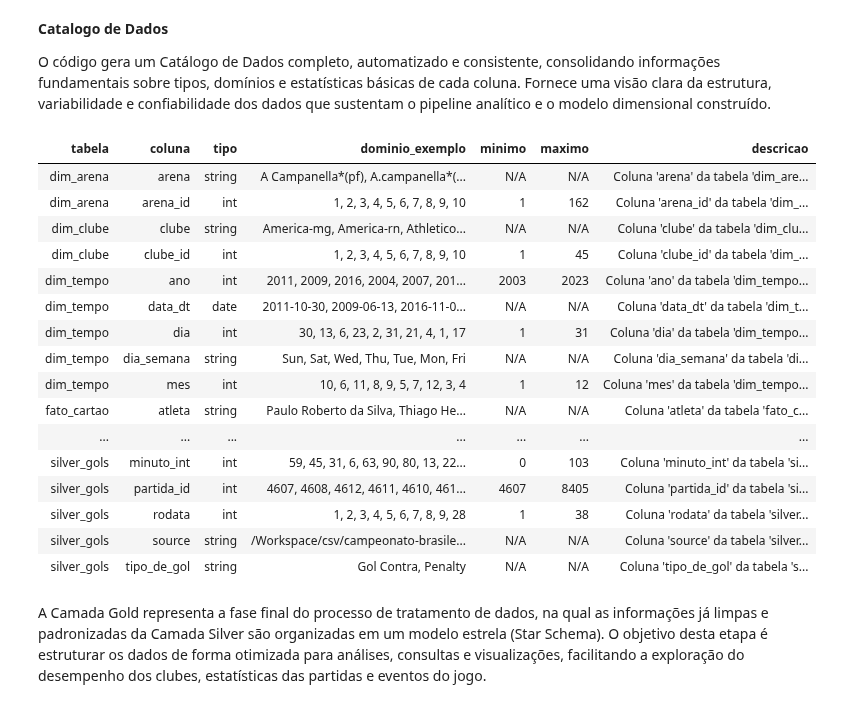
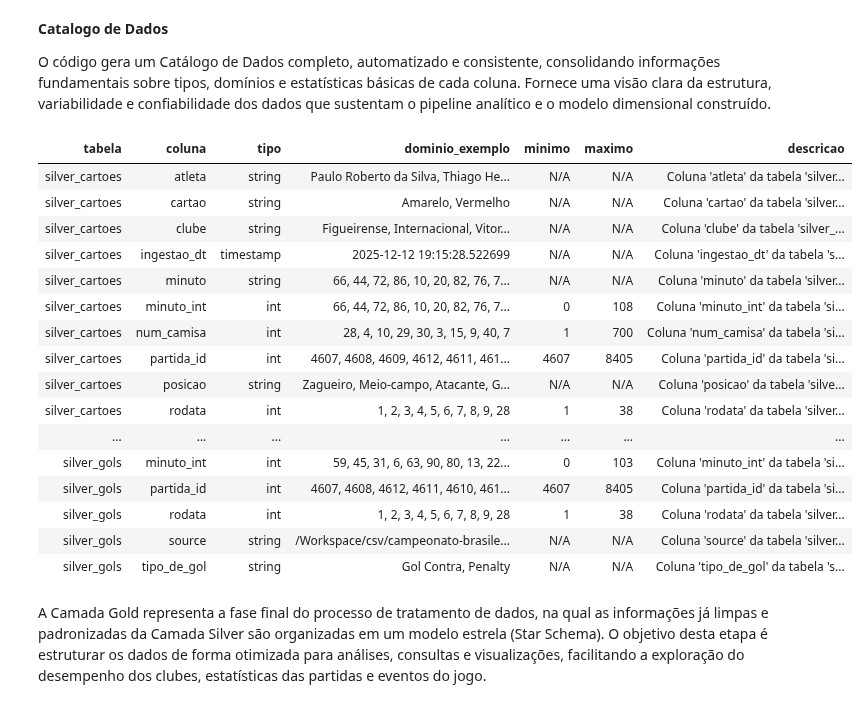
Before and after one commit to fabarroso/MVP_ENG, a Jupyter notebook: MVP_eng.ipynb, the cells around one changed output. Drawn from its saved outputs; the diff is of its cells as text; code cells hidden in the pictures.

Commit message:
Ajuste do codigo
Pos correção da camada Silver

```diff
--- a/MVP_eng.ipynb
+++ b/MVP_eng.ipynb
@@ -602,18 +651,14 @@ Fornece uma visão clara da estrutura, variabilidade e confiabilidade dos dados
 # %%
 from pyspark.sql import functions as F
 
+# ============================================================
+# TABELAS AVALIADAS — APENAS CAMADA SILVER
+# ============================================================
 tables = [
     "silver_full",
     "silver_gols",
     "silver_cartoes",
-    "silver_estatisticas",
-    "dim_clube",
-    "dim_tempo",
-    "dim_arena",
-    "fato_partida",
-    "fato_gol",
-    "fato_cartao",
-    "fato_estatistica_time_partida"
+    "silver_estatisticas"
 ]
 
 catalog = []
@@ -630,70 +675,68 @@ for table in tables:
         col_name = field.name
         col_type = field.dataType.simpleString()
 
-        # =============================
-        # DOMÍNIO (10 primeiros valores)
-        # =============================
+        # ============================================================
+        # DOMÍNIO — até 10 valores distintos
+        # ============================================================
         try:
             dominio_values = (
                 df.select(F.col(col_name).cast("string").alias("val"))
                   .dropna()
                   .distinct()
                   .limit(10)
                   .collect()
             )
             dominio_str = ", ".join([row["val"] for row in dominio_values]) or "N/A"
         except:
             dominio_str = "N/A"
 
-        # =============================
-        # MIN / MAX (somente numéricos)
-        # =============================
+        # ============================================================
+        # VALORES MÍNIMOS E MÁXIMOS (apenas numéricos)
+        # ============================================================
         if col_type in ["int", "bigint", "double", "float", "long", "decimal"]:
-            if row_count == 0:
-                min_val = "NULL"
-                max_val = "NULL"
-            else:
-                try:
-                    min_val = df.select(F.min(col_name)).first()[0]
-                    max_val = df.select(F.max(col_name)).first()[0]
-                    min_val = str(min_val) if min_val is not None else "NULL"
-                    max_val = str(max_val) if max_val is not None else "NULL"
-                except:
-                    min_val, max_val = "ERROR", "ERROR"
+            try:
+                min_val = df.select(F.min(col_name)).first()[0]
+                max_val = df.select(F.max(col_name)).first()[0]
+                min_val = str(min_val) if min_val is not None else "NULL"
+                max_val = str(max_val) if max_val is not None else "NULL"
+            except:
+                min_val, max_val = "NULL", "NULL"
         else:
             min_val = "N/A"
             max_val = "N/A"
 
-        # =============================
-        # DESCRIÇÃO MELHORADA
-        # =============================
+        # ============================================================
+        # DESCRIÇÃO TÉCNICA
+        # ============================================================
         descricao = (
             f"Coluna '{col_name}' da tabela '{table}', do tipo '{col_type}'. "
-            f"Fornece dados relacionados ao atributo correspondente e é utilizada "
-            f"nas etapas de análise, modelagem e construção do Data Warehouse."
+            f"Representa atributo estruturado da camada Silver, utilizado para "
+            f"validação, padronização e posterior modelagem dimensional."
         )
 
         catalog.append((table, col_name, col_type, dominio_str, min_val, max_val, descricao))
 
-# Criar DataFrame final
+# ============================================================
+# DATAFRAME FINAL DO CATÁLOGO
+# ============================================================
 catalog_df = spark.createDataFrame(
     catalog,
     ["tabela", "coluna", "tipo", "dominio_exemplo", "minimo", "maximo", "descricao"]
 )
 
 display(catalog_df.orderBy("tabela", "coluna"))
 # %% [output]
 | tabela | coluna | tipo | dominio_exemplo | minimo | maximo | descricao |
-| dim_arena | arena | string | A Campanella*(pf), A.campanella*(... | N/A | N/A | Coluna 'arena' da tabela 'dim_are... |
-| dim_arena | arena_id | int | 1, 2, 3, 4, 5, 6, 7, 8, 9, 10 | 1 | 162 | Coluna 'arena_id' da tabela 'dim_... |
-| dim_clube | clube | string | America-mg, America-rn, Athletico... | N/A | N/A | Coluna 'clube' da tabela 'dim_clu... |
-| dim_clube | clube_id | int | 1, 2, 3, 4, 5, 6, 7, 8, 9, 10 | 1 | 45 | Coluna 'clube_id' da tabela 'dim_... |
-| dim_tempo | ano | int | 2011, 2009, 2016, 2004, 2007, 201... | 2003 | 2023 | Coluna 'ano' da tabela 'dim_tempo... |
-| dim_tempo | data_dt | date | 2011-10-30, 2009-06-13, 2016-11-0... | N/A | N/A | Coluna 'data_dt' da tabela 'dim_t... |
-| dim_tempo | dia | int | 30, 13, 6, 23, 2, 31, 21, 4, 1, 17 | 1 | 31 | Coluna 'dia' da tabela 'dim_tempo... |
-| dim_tempo | dia_semana | string | Sun, Sat, Wed, Thu, Tue, Mon, Fri | N/A | N/A | Coluna 'dia_semana' da tabela 'di... |
-| dim_tempo | mes | int | 10, 6, 11, 8, 9, 5, 7, 12, 3, 4 | 1 | 12 | Coluna 'mes' da tabela 'dim_tempo... |
-| fato_cartao | atleta | string | Paulo Roberto da Silva, Thiago He... | N/A | N/A | Coluna 'atleta' da tabela 'fato_c... |
+| silver_cartoes | atleta | string | Paulo Roberto da Silva, Thiago He... | N/A | N/A | Coluna 'atleta' da tabela 'silver... |
+| silver_cartoes | cartao | string | Amarelo, Vermelho | N/A | N/A | Coluna 'cartao' da tabela 'silver... |
+| silver_cartoes | clube | string | Figueirense, Internacional, Vitor... | N/A | N/A | Coluna 'clube' da tabela 'silver_... |
+| silver_cartoes | ingestao_dt | timestamp | 2025-12-12 19:15:28.522699 | N/A | N/A | Coluna 'ingestao_dt' da tabela 's... |
+| silver_cartoes | minuto | string | 66, 44, 72, 86, 10, 20, 82, 76, 7... | N/A | N/A | Coluna 'minuto' da tabela 'silver... |
+| silver_cartoes | minuto_int | int | 66, 44, 72, 86, 10, 20, 82, 76, 7... | 0 | 108 | Coluna 'minuto_int' da tabela 'si... |
+| silver_cartoes | num_camisa | int | 28, 4, 10, 29, 30, 3, 15, 9, 40, 7 | 1 | 700 | Coluna 'num_camisa' da tabela 'si... |
+| silver_cartoes | partida_id | int | 4607, 4608, 4609, 4612, 4611, 461... | 4607 | 8405 | Coluna 'partida_id' da tabela 'si... |
+| silver_cartoes | posicao | string | Zagueiro, Meio-campo, Atacante, G... | N/A | N/A | Coluna 'posicao' da tabela 'silve... |
+| silver_cartoes | rodata | int | 1, 2, 3, 4, 5, 6, 7, 8, 9, 28 | 1 | 38 | Coluna 'rodata' da tabela 'silver... |
 | ... | ... | ... | ... | ... | ... | ... |
 | silver_gols | minuto_int | int | 59, 45, 31, 6, 63, 90, 80, 13, 22... | 0 | 103 | Coluna 'minuto_int' da tabela 'si... |
 | silver_gols | partida_id | int | 4607, 4608, 4612, 4611, 4610, 461... | 4607 | 8405 | Coluna 'partida_id' da tabela 'si... |
```
Also changed, not shown: parts of 5 cells of this notebook.
